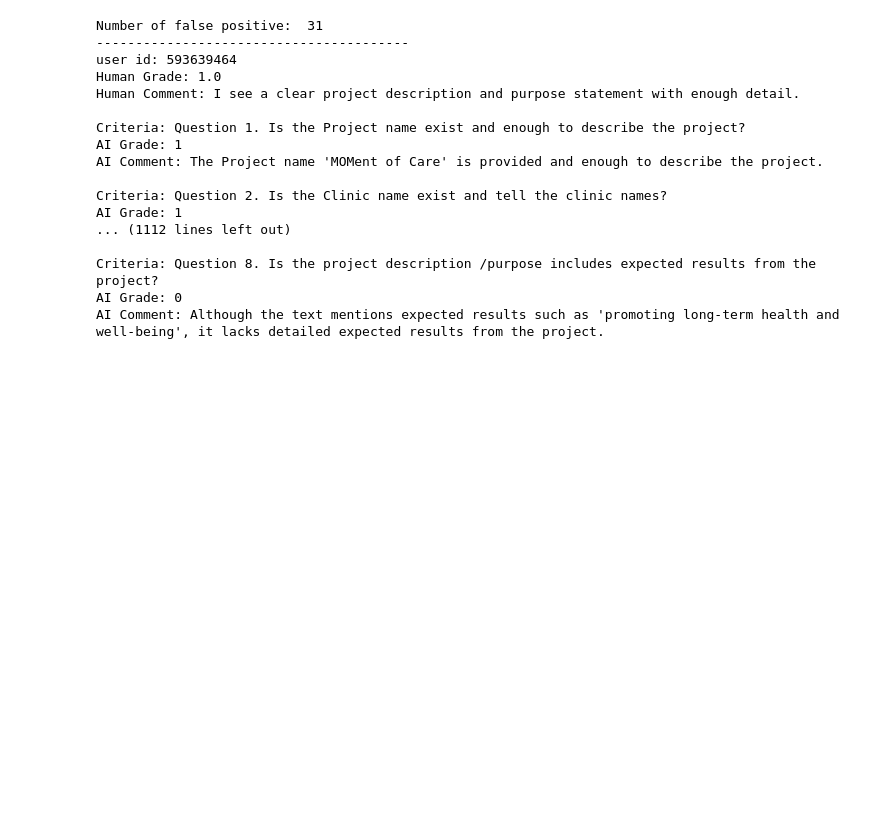
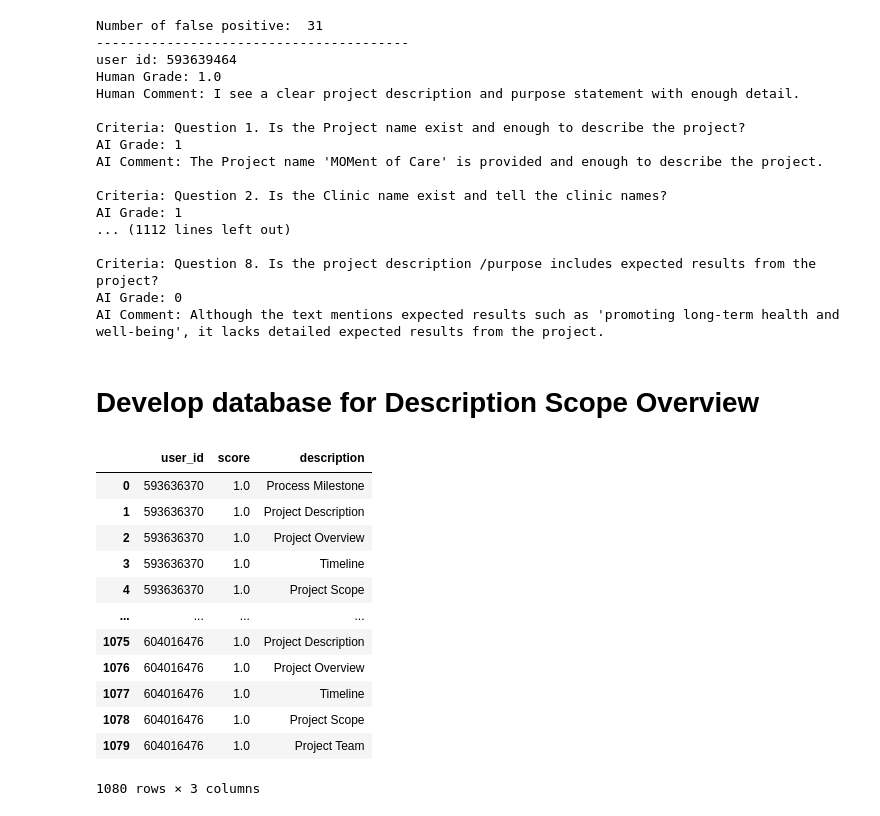
Before and after one commit to ngavu2004/AutoGradingPipelineAnalysis, a Jupyter notebook: visualize_AI_grade_RealGrade.ipynb, the cells around one changed output. Drawn from its saved outputs; the diff is of its cells as text; code cells hidden in the pictures; blank space fills up the shorter version.

```diff
--- a/visualize_AI_grade_RealGrade.ipynb
+++ b/visualize_AI_grade_RealGrade.ipynb
@@ -774,3 +869,24 @@ AI Grade: 1
 Criteria: Question 8. Is the project description /purpose includes expected results from the project?
 AI Grade: 0
 AI Comment: Although the text mentions expected results such as 'promoting long-term health and well-being', it lacks detailed expected results from the project.
+# %% [markdown]
+# Develop database for Description Scope Overview
+# %%
+grade_url = 'auto_grading_trainingset/TIPQIC_project_charter_submission_merged.csv'
+grade_df = pd.read_csv(grade_url)
+grade_df = grade_df[['user_id','score','description']]
+grade_df
+# %% [output]
+|  | user_id | score | description |
+| 0 | 593636370 | 1.0 | Process Milestone |
+| 1 | 593636370 | 1.0 | Project Description |
+| 2 | 593636370 | 1.0 | Project Overview |
+| 3 | 593636370 | 1.0 | Timeline |
+| 4 | 593636370 | 1.0 | Project Scope |
+| ... | ... | ... | ... |
+| 1075 | 604016476 | 1.0 | Project Description |
+| 1076 | 604016476 | 1.0 | Project Overview |
+| 1077 | 604016476 | 1.0 | Timeline |
+| 1078 | 604016476 | 1.0 | Project Scope |
+| 1079 | 604016476 | 1.0 | Project Team |
+1080 rows × 3 columns
```
Also changed, not shown: parts of 6 cells of this notebook, 2 other files.
